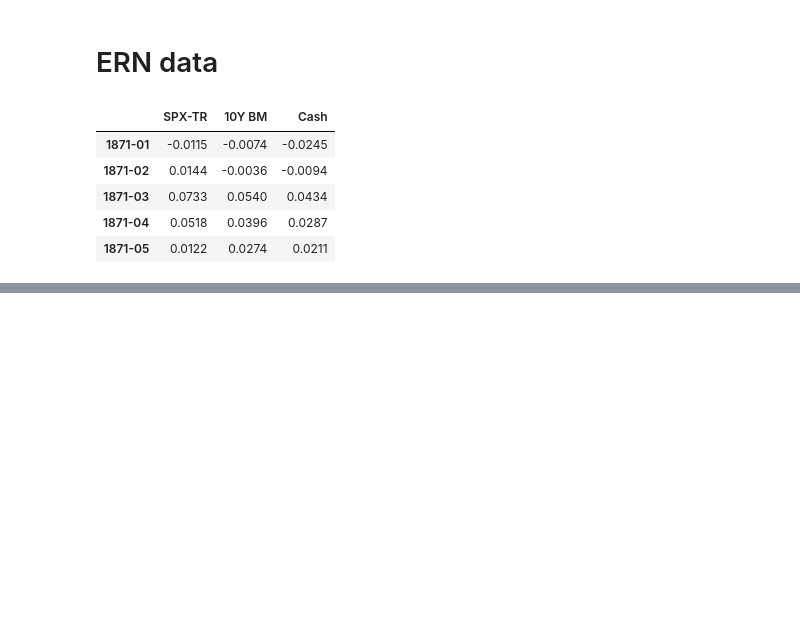
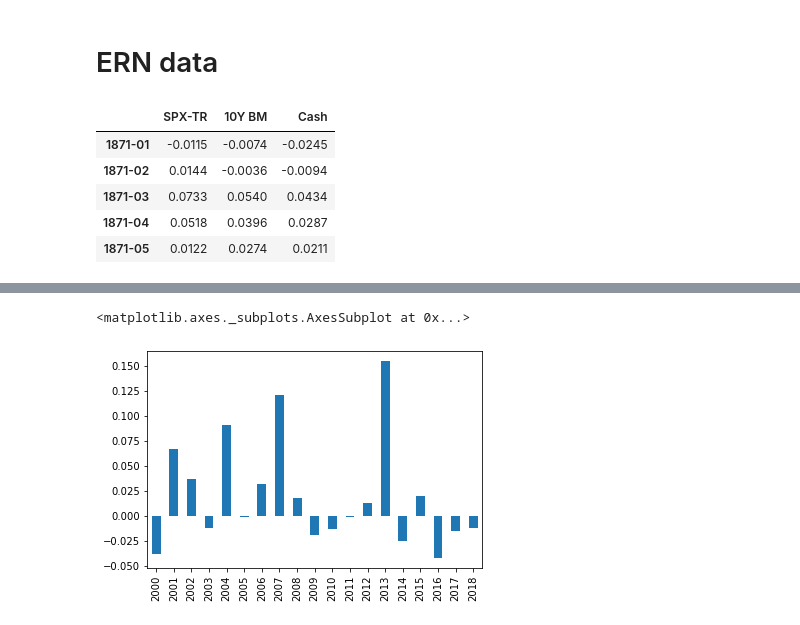
Before and after one commit to dashster18/personalFinance, a Jupyter notebook: Scratch.ipynb, the cells around one changed output, grey strips where cells are left out. Saved outputs shown, nothing was run; the diff lists cells and outputs as text; code cells hidden in the pictures; blank space fills up the shorter version.

```diff
--- a/Scratch.ipynb
+++ b/Scratch.ipynb
@@ -51,0 +36,3 @@ Freq: M, dtype: float64
+# %%
+tmi_yearly = tmi.resample('Y').apply(lambda x: erk.annualize_rets(x, 12))
+tmi_yearly.tail(10)
@@ -61,3 +60,6 @@ ern.head()
 | 1871-03 | 0.0733 | 0.0540 | 0.0434 |
 | 1871-04 | 0.0518 | 0.0396 | 0.0287 |
 | 1871-05 | 0.0122 | 0.0274 | 0.0211 |
+# %%
+ern_yearly = ern.resample('Y').apply(lambda x: erk.annualize_rets(x, 12))
+ern_yearly['2000':'2018']
@@ -63,0 +107,5 @@ ern.head()
+# %%
+(tmi_yearly - ern_yearly['SPX-TR']['1926':'2018'])['2000':].plot(kind='bar')
+# %% [output]
+<matplotlib.axes._subplots.AxesSubplot at 0x...>
+[figure, added]
```
Also changed, not shown: parts of 5 cells of this notebook, 1 other file.
